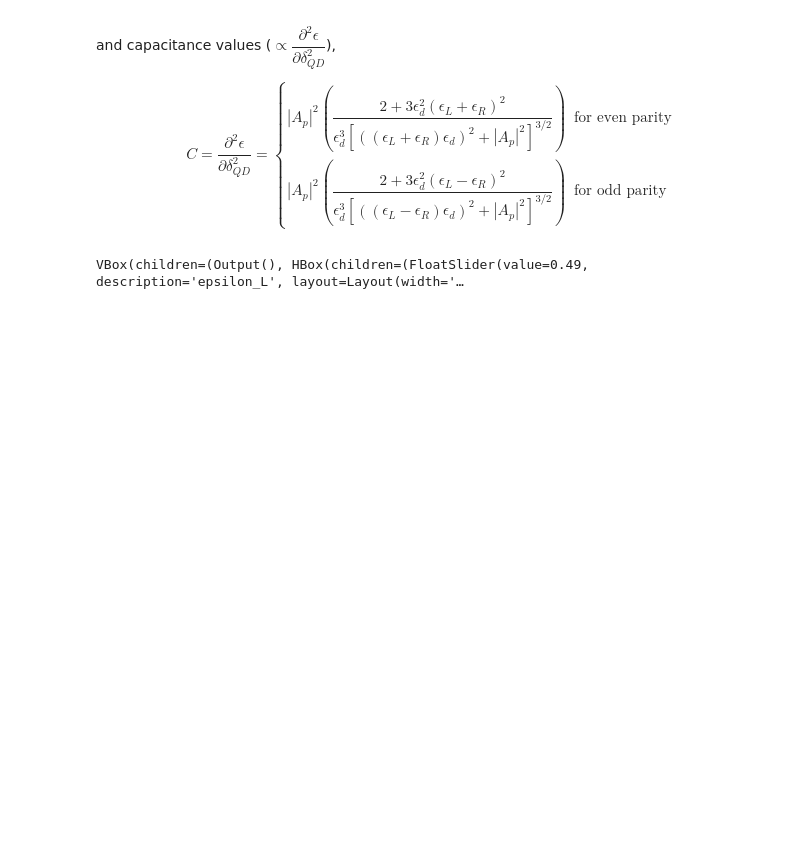
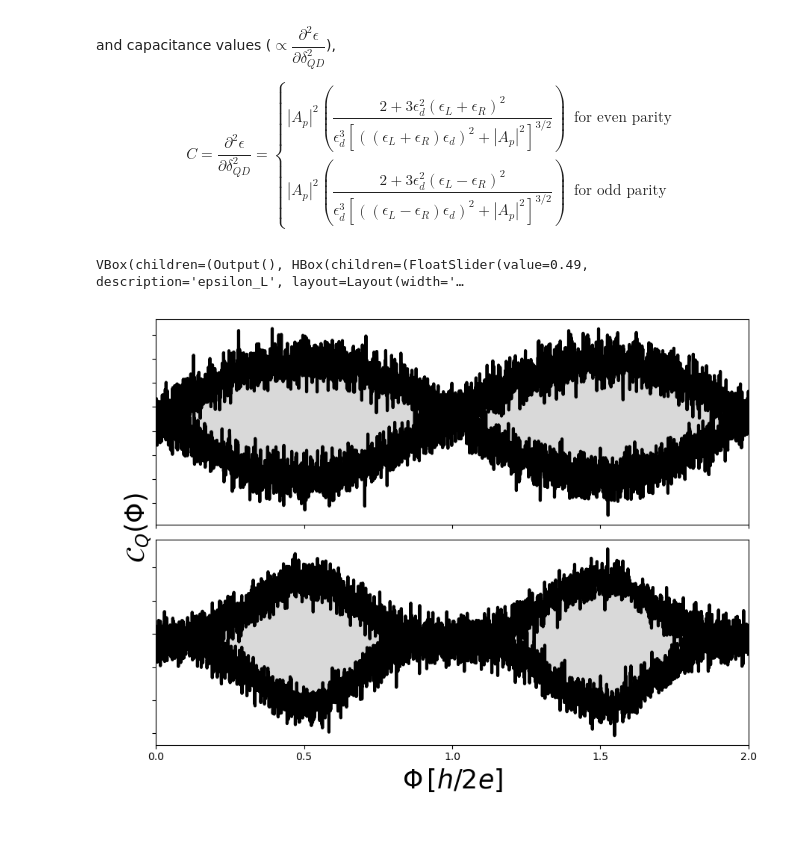
Before and after one commit to binayyakbhroy/Impedance_Simulations, a Jupyter notebook: Effective_Model_analysis.ipynb, the cells around one changed output. Saved outputs shown, nothing was run; the diff lists cells and outputs as text; code cells hidden in the pictures; blank space fills up the shorter version.

```diff
--- a/Effective_Model_analysis.ipynb
+++ b/Effective_Model_analysis.ipynb
@@ -615,7 +615,7 @@ L_max_m1 = max(np.max(L_even_m1), np.max(L_odd_m1))
 C_max_m1 = max(np.max(C_even_m1), np.max(C_odd_m1))
 
 ### Trivial regime in Model 2:
-phi_p = np.linspace(0.0,4.0,3000)
+phi_p = np.linspace(0.65,4.65,3000)
 global epsilon_L, epsilon_R, epsilon_D, A_L, A_R, B_L, B_R
 epsilon_L = 0.49; epsilon_R = 0.33; epsilon_D = 3.14
 A_L = complex(0.72, 0.46)
@@ -626,3 +626,15 @@ L_odd_m2, L_even_m2 = m2_inductance(phi=phi_p, parity="odd"), m2_inductance(phi=
 C_odd_m2, C_even_m2 = m2_capacitance(phi=phi_p, parity="odd"), m2_capacitance(phi=phi_p, parity="even")
 L_max_m2 = max(np.max(L_even_m2), np.max(L_odd_m2))
 C_max_m2 = max(np.max(C_even_m2), np.max(C_odd_m2))
+
+### Narrow double crossing
+phi_ndc = np.linspace(1.65,3.65,3000)
+epsilon_L = 0.49; epsilon_R = 0.33; epsilon_D = 2.1
+A_L = complex(0.72, 0.46)
+A_R = complex(-0.21, 1.00)
+B_L = complex(0.10, 0.30)
+B_R = complex(0.72, 0.53)
+L_odd_m2_ndc, L_even_m2_ndc = m2_inductance(phi=phi_ndc, parity="odd"), m2_inductance(phi=phi_ndc, parity="even")
+C_odd_m2_ndc, C_even_m2_ndc = m2_capacitance(phi=phi_ndc, parity="odd"), m2_capacitance(phi=phi_ndc, parity="even")
+L_max_m2_ndc = max(np.max(L_even_m2_ndc), np.max(L_odd_m2_ndc))
+C_max_m2_ndc = max(np.max(C_even_m2_ndc), np.max(C_odd_m2_ndc))
@@ -630,0 +641,61 @@ Noise = np.random
+# %%
+Noise = lambda m, sigma: np.random.normal(m, sigma, size=phi.shape)
+
+# --- Add noise once to each curve ---
+C_even_m1_n = C_even_m1 + Noise(0.0, 9.6e-4)
+C_odd_m1_n  = C_odd_m1  + Noise(0.0, 9.6e-4)
+
+C_even_m2_n = C_even_m2 + Noise(0.0, 0.006)
+C_odd_m2_n  = C_odd_m2  + Noise(0.0, 0.006)
+
+fig, axes = plt.subplots(2, 1, figsize=(9, 7), sharex=True)
+
+ax1, ax2 = axes
+
+# -----------------------
+# TOP PANEL
+# -----------------------
+ax1.plot(phi, C_even_m1_n, color='black', lw=3)
+ax1.plot(phi, C_odd_m1_n,  color='black',  lw=3)
+
+ax1.fill_between(phi, C_even_m1_n, C_odd_m1_n,
+                 where=(C_even_m1_n >= C_odd_m1_n),
+                 interpolate=True, color='black', alpha=0.15)
+ax1.fill_between(phi, C_even_m1_n, C_odd_m1_n,
+                 where=(C_odd_m1_n > C_even_m1_n),
+                 interpolate=True, color='black', alpha=0.15)
+
+ax1.set_xticklabels([])
+ax1.set_yticklabels([])
+
+# -----------------------
+# BOTTOM PANEL
+# -----------------------
+ax2.plot(phi, C_even_m2_n, color='black', lw=3)
+ax2.plot(phi, C_odd_m2_n,  color='black',  lw=3)
+
+ax2.fill_between(phi, C_even_m2_n, C_odd_m2_n,
+                 where=(C_even_m2_n >= C_odd_m2_n),
+                 interpolate=True, color='black', alpha=0.15)
+ax2.fill_between(phi, C_even_m2_n, C_odd_m2_n,
+                 where=(C_odd_m2_n > C_even_m2_n),
+                 interpolate=True, color='black', alpha=0.15)
+
+ax2.set_yticklabels([])
+ax2.set_xticks([0.0, 0.5, 1.0, 1.5, 2.0])
+ax2.set_xticklabels(['0.0', '0.5', '1.0', '1.5', '2.0'])
+
+# -----------------------
+# GLOBAL LABELS
+# -----------------------
+fig.text(0.04, 0.58, r'$\mathcal{C}_Q(\Phi)$',
+         va='center', rotation='vertical', fontsize=25)
+
+ax2.set_xlabel(r'$\Phi\,[h/2e]$', fontsize=25)
+
+plt.xlim(0.0, 2.0)
+plt.tight_layout(rect=[0.06, 0.05, 1, 1])
+#plt.savefig("../Impedance_calc_paper/Schematic_noisy_cap.png", dpi=600)
+plt.show()
+# %% [output]
+[figure, added]
```
Also changed, not shown: parts of 2 cells of this notebook, 1 other file.
